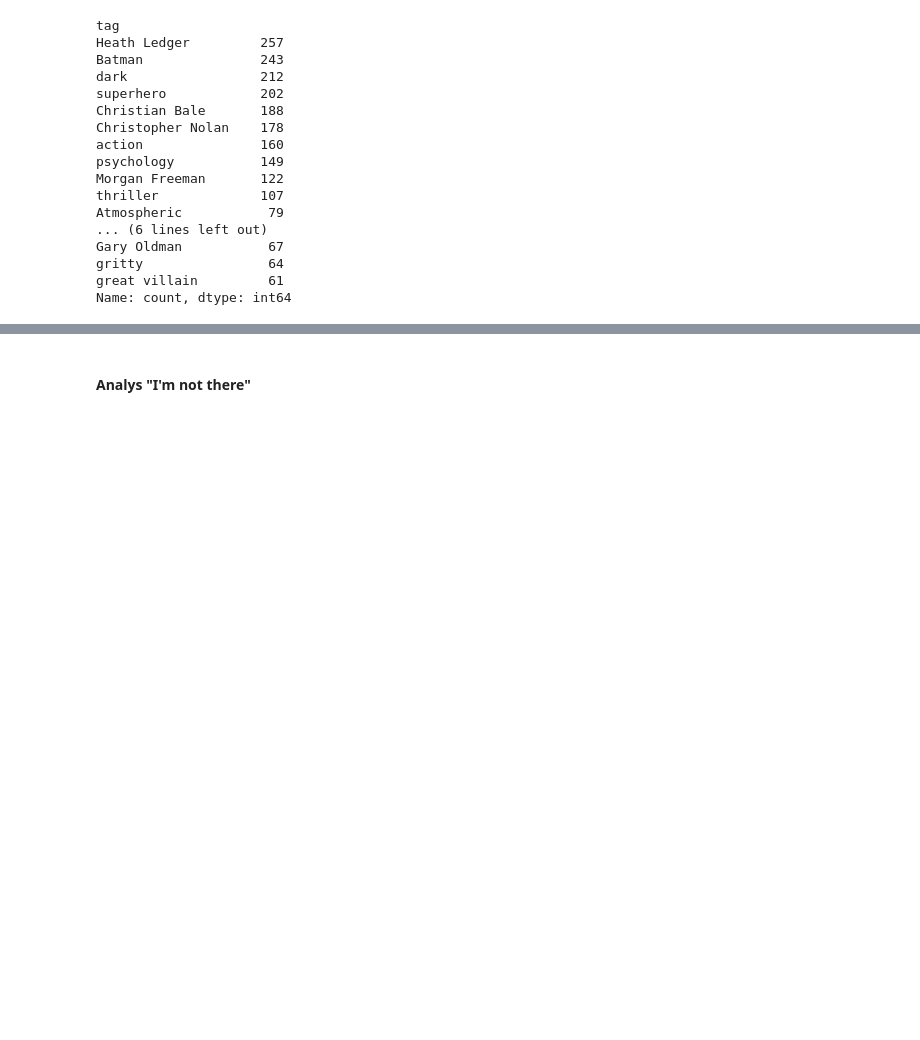
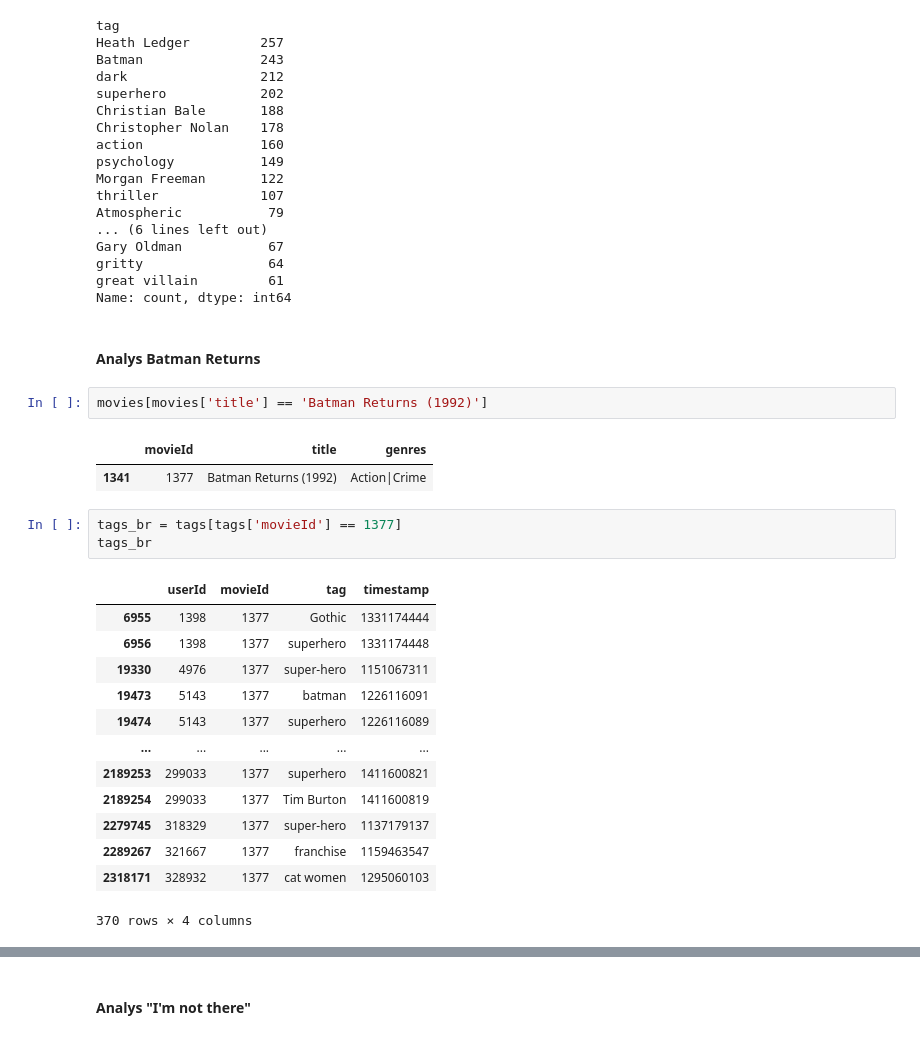
Before and after one commit to dancla240/Machine_Learning_Daniel_Claesson, a Jupyter notebook: Lab2/Lab_2_movie.ipynb, the cells around one changed output, grey strips where cells are left out. Saved outputs shown, nothing was run; the diff lists cells and outputs as text; blank space fills up the shorter version.

```diff
--- a/Lab2/Lab_2_movie.ipynb
+++ b/Lab2/Lab_2_movie.ipynb
@@ -268,3 +264,27 @@ Gary Oldman           67
 gritty                64
 great villain         61
 Name: count, dtype: int64
+# %% [markdown]
+#### Analys Batman Returns
+# %%
+movies[movies['title'] == 'Batman Returns (1992)']
+# %% [output]
+|  | movieId | title | genres |
+| 1341 | 1377 | Batman Returns (1992) | Action|Crime |
+# %%
+tags_br = tags[tags['movieId'] == 1377]
+tags_br
+# %% [output]
+|  | userId | movieId | tag | timestamp |
+| 6955 | 1398 | 1377 | Gothic | 1331174444 |
+| 6956 | 1398 | 1377 | superhero | 1331174448 |
+| 19330 | 4976 | 1377 | super-hero | 1151067311 |
+| 19473 | 5143 | 1377 | batman | 1226116091 |
+| 19474 | 5143 | 1377 | superhero | 1226116089 |
+| ... | ... | ... | ... | ... |
+| 2189253 | 299033 | 1377 | superhero | 1411600821 |
+| 2189254 | 299033 | 1377 | Tim Burton | 1411600819 |
+| 2279745 | 318329 | 1377 | super-hero | 1137179137 |
+| 2289267 | 321667 | 1377 | franchise | 1159463547 |
+| 2318171 | 328932 | 1377 | cat women | 1295060103 |
+370 rows × 4 columns
```
Also changed, not shown: parts of 16 cells of this notebook.
